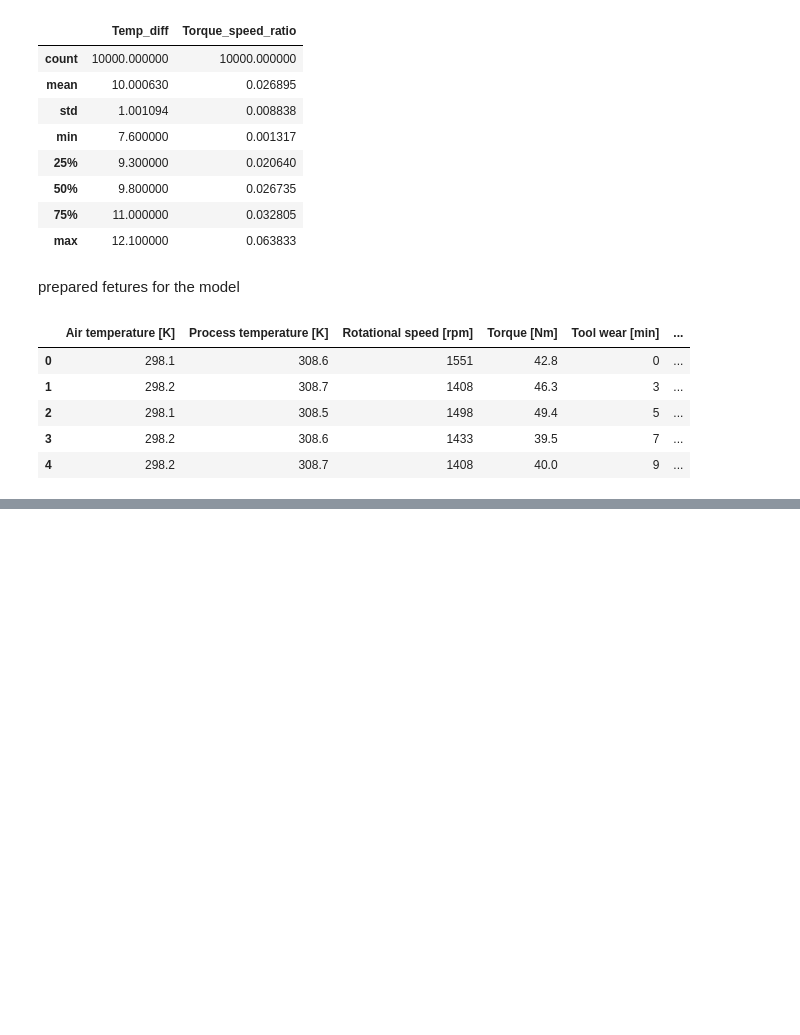
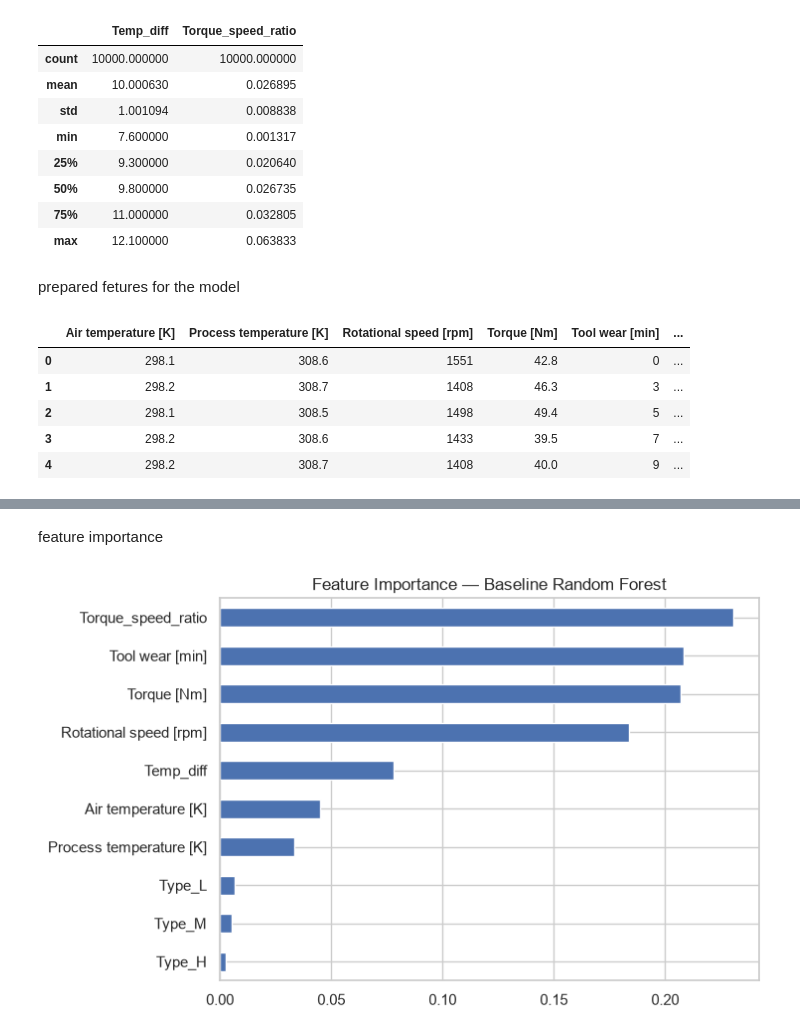
Before and after one commit to HarisAmmar117/BIB-project, a Jupyter notebook: notebooks/01_exploration.ipynb, the cells around one changed output, grey strips where cells are left out. Drawn from its saved outputs; the diff is of its cells as text; code cells hidden in the pictures; blank space fills up the shorter version.

```diff
--- a/notebooks/01_exploration.ipynb
+++ b/notebooks/01_exploration.ipynb
@@ -143,0 +197,12 @@ print("Test failure rate:  {:.2f}%".format(y_test.mean() * 100))
+# %% [markdown]
+feature importance
+# %%
+importances = pd.Series(rf.feature_importances_, index=X.columns).sort_values(ascending=False)
+
+plt.figure(figsize=(7, 5))
+importances.plot(kind="barh")
+plt.gca().invert_yaxis()
+plt.title("Feature Importance — Baseline Random Forest")
+plt.show()
+# %% [output]
+[figure, added]
```
Also changed, not shown: parts of 9 cells of this notebook.
